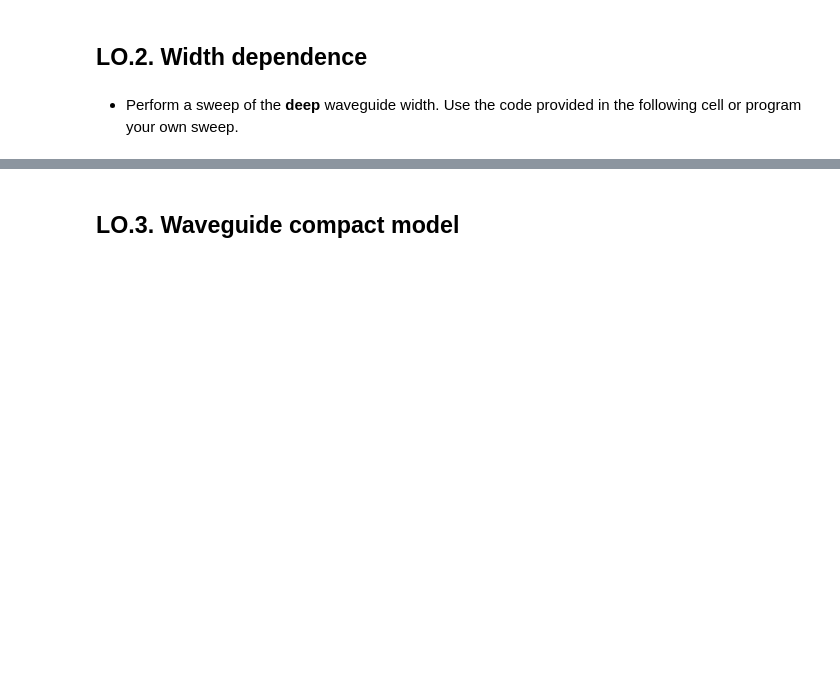
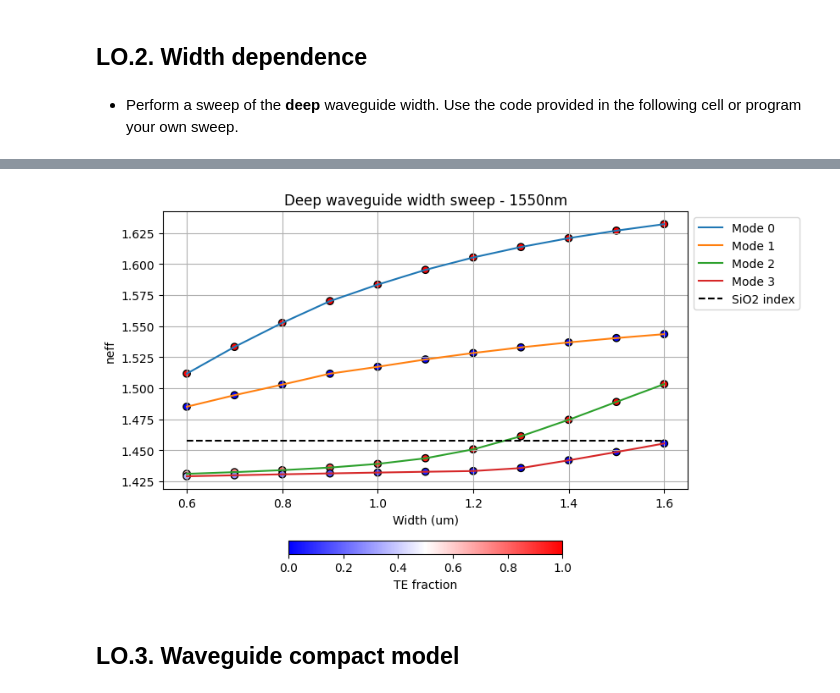
Before and after one commit to MariaJulve/pic-upv-lab1, a Jupyter notebook: WAVEGUIDES_Student.ipynb, the cells around one changed output, grey strips where cells are left out. Cells and saved outputs as stored; diff of their text form; code cells hidden in the pictures; blank space fills up the shorter version.

```diff
--- a/WAVEGUIDES_Student.ipynb
+++ b/WAVEGUIDES_Student.ipynb
@@ -173,7 +170,7 @@ plt.show()
 # %% [markdown]
 - Perform a sweep of the **deep** waveguide width. Use the code provided in the following cell or program your own sweep.
 # %%
-wavelength = ... # Student code here
+wavelength = 1550*nm # Student code here
 
 deep_waveguide = gt.modes.Waveguide(
     wavelength=wavelength,
@@ -185,11 +182,11 @@ deep_waveguide = gt.modes.Waveguide(
     num_modes=4,
     cache_path='.cache/',
     precision='double',
-    max_grid_scaling=1.2,
+    max_grid_scaling=1.5,
     grid_resolution=20,
 )
 
-w = ... # Student code here
+w = np.linspace(0.6,1.6,11) # Student code here
 
 sweep_neff = gt.modes.sweep_n_eff(deep_waveguide,
                              core_width=w)
@@ -217,3 +233,4 @@ wavelength
+[figure, added]
 # %% [markdown]
 ## LO.3. Waveguide compact model
 # %% [markdown]
```
Also changed, not shown: parts of 13 cells of this notebook.
